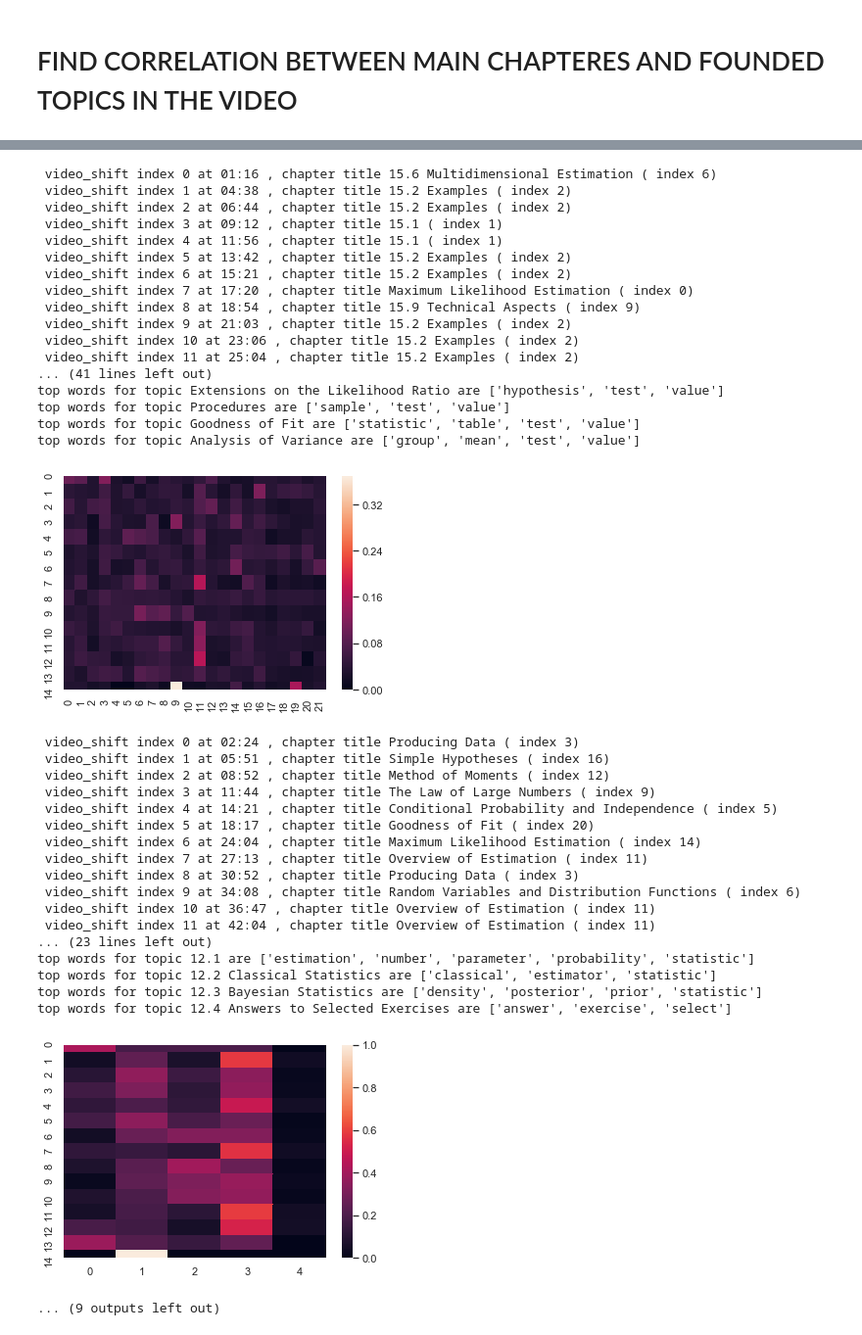
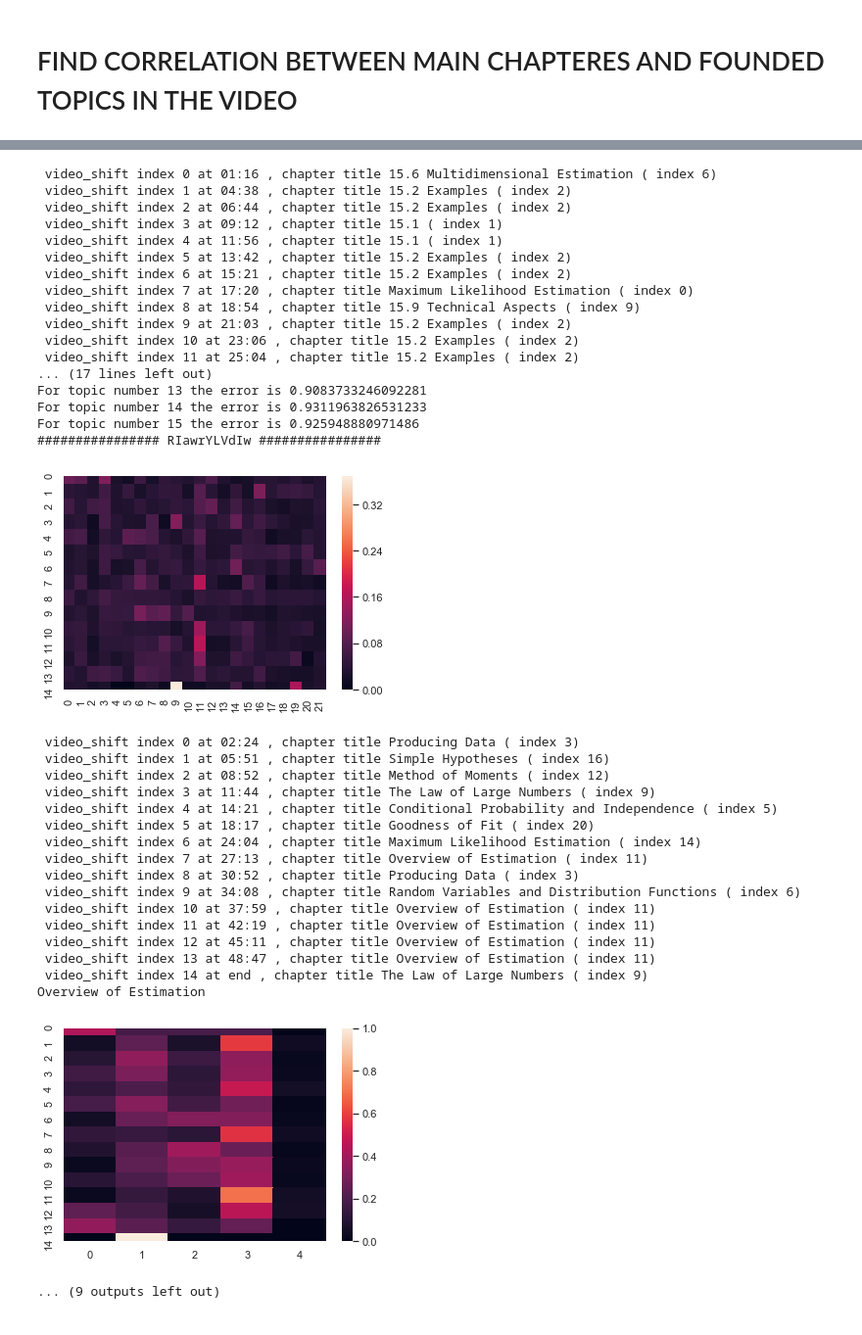
Before and after one commit to yanivohayon8/CLMN7-DSC-PROJECT, a Jupyter notebook: poc/13-book-labeling-comparison methods.ipynb, the cells around one changed output, grey strips where cells are left out. Shown at 98% size. Drawn from its saved outputs; the diff is of its cells as text; code cells hidden in the pictures.

```diff
--- a/poc/13-book-labeling-comparison methods.ipynb
+++ b/poc/13-book-labeling-comparison methods.ipynb
@@ -531,15 +574,21 @@ chapters_matching_topics = {}
 for vid in videos_ids:
     print('################ %s ################' % (vid))
     paper_name = video_to_paper[vid]
+    correlations_levels = []
+
+
     '''Finding the correlation between topic and main chapters'''
-    main_matching_topic = get_topic_chapter_corr_tfidf(paper_name,
+    main_matching_topic,correlation = get_topic_chapter_corr_tfidf(paper_name,
                                  paper_mains_as_one_doc[paper_name],
                                  videos_division[vid]['topic_words'],
                                  videos_division[vid]['topic_shift'],
                                  paper_content[paper_name]['main titles'])
+
+    correlations_levels.append(correlation)
     #print(main_matching_topic)
     dominet_chapter =  find_dominent_main_chapter(main_matching_topic,
-                                                  paper_content[paper_name]['main titles'])
+                                                  paper_content[paper_name]['main titles'],
+                                                 correlation)
     print(dominet_chapter)
 
     #Searching for each topic the most correlated
@@ -552,11 +601,15 @@ for vid in videos_ids:
 
     dom_subsec_text = emphasize_title(dom_subsec_text,dom_subsec_titles)
 
-    subsec_matching_topic = get_topic_chapter_corr_tfidf(paper_name,
+    subsec_matching_topic,correlation = get_topic_chapter_corr_tfidf(paper_name,
                                  dom_subsec_text,
                                  videos_division[vid]['topic_words'],
                                  videos_division[vid]['topic_shift'],
                                  dom_subsec_titles
                                     )
+
+    correlations_levels.append(correlation)
+    measure_error(correlations_levels)
+    #break
 # %% [output]
 ################ 7kLHJ-F33GI ################
@@ -633,38 +669,37 @@ top words for topic 15.10 Answers to Selected Exercises are ['answer', 'exercise
 [figure]
  video_shift index 0 at 01:16 , chapter title 15.6 Multidimensional Estimation ( index 6)
  video_shift index 1 at 04:38 , chapter title 15.2 Examples ( index 2)
  video_shift index 2 at 06:44 , chapter title 15.2 Examples ( index 2)
  video_shift index 3 at 09:12 , chapter title 15.1 ( index 1)
  video_shift index 4 at 11:56 , chapter title 15.1 ( index 1)
  video_shift index 5 at 13:42 , chapter title 15.2 Examples ( index 2)
  video_shift index 6 at 15:21 , chapter title 15.2 Examples ( index 2)
  video_shift index 7 at 17:20 , chapter title Maximum Likelihood Estimation ( index 0)
  video_shift index 8 at 18:54 , chapter title 15.9 Technical Aspects ( index 9)
  video_shift index 9 at 21:03 , chapter title 15.2 Examples ( index 2)
  video_shift index 10 at 23:06 , chapter title 15.2 Examples ( index 2)
  video_shift index 11 at 25:04 , chapter title 15.2 Examples ( index 2)
-... (41 lines left out)
-top words for topic Extensions on the Likelihood Ratio are ['hypothesis', 'test', 'value']
-top words for topic Procedures are ['sample', 'test', 'value']
-top words for topic Goodness of Fit are ['statistic', 'table', 'test', 'value']
-top words for topic Analysis of Variance are ['group', 'mean', 'test', 'value']
+... (17 lines left out)
+For topic number 13 the error is 0.9083733246092281
+For topic number 14 the error is 0.9311963826531233
+For topic number 15 the error is 0.925948880971486
+################ RIawrYLVdIw ################
-[figure, old version]
+[figure, new version]
  video_shift index 0 at 02:24 , chapter title Producing Data ( index 3)
  video_shift index 1 at 05:51 , chapter title Simple Hypotheses ( index 16)
  video_shift index 2 at 08:52 , chapter title Method of Moments ( index 12)
  video_shift index 3 at 11:44 , chapter title The Law of Large Numbers ( index 9)
  video_shift index 4 at 14:21 , chapter title Conditional Probability and Independence ( index 5)
  video_shift index 5 at 18:17 , chapter title Goodness of Fit ( index 20)
  video_shift index 6 at 24:04 , chapter title Maximum Likelihood Estimation ( index 14)
  video_shift index 7 at 27:13 , chapter title Overview of Estimation ( index 11)
  video_shift index 8 at 30:52 , chapter title Producing Data ( index 3)
  video_shift index 9 at 34:08 , chapter title Random Variables and Distribution Functions ( index 6)
- video_shift index 10 at 36:47 , chapter title Overview of Estimation ( index 11)
- video_shift index 11 at 42:04 , chapter title Overview of Estimation ( index 11)
-... (23 lines left out)
-top words for topic 12.1 are ['estimation', 'number', 'parameter', 'probability', 'statistic']
-top words for topic 12.2 Classical Statistics are ['classical', 'estimator', 'statistic']
-top words for topic 12.3 Bayesian Statistics are ['density', 'posterior', 'prior', 'statistic']
-top words for topic 12.4 Answers to Selected Exercises are ['answer', 'exercise', 'select']
+ video_shift index 10 at 37:59 , chapter title Overview of Estimation ( index 11)
+ video_shift index 11 at 42:19 , chapter title Overview of Estimation ( index 11)
+ video_shift index 12 at 45:11 , chapter title Overview of Estimation ( index 11)
+ video_shift index 13 at 48:47 , chapter title Overview of Estimation ( index 11)
+ video_shift index 14 at end , chapter title The Law of Large Numbers ( index 9)
+Overview of Estimation
-[figure, old version]
+[figure, new version]
 ... (9 outputs left out)
```
Also changed, not shown: parts of 3 cells of this notebook, 4 other files.
